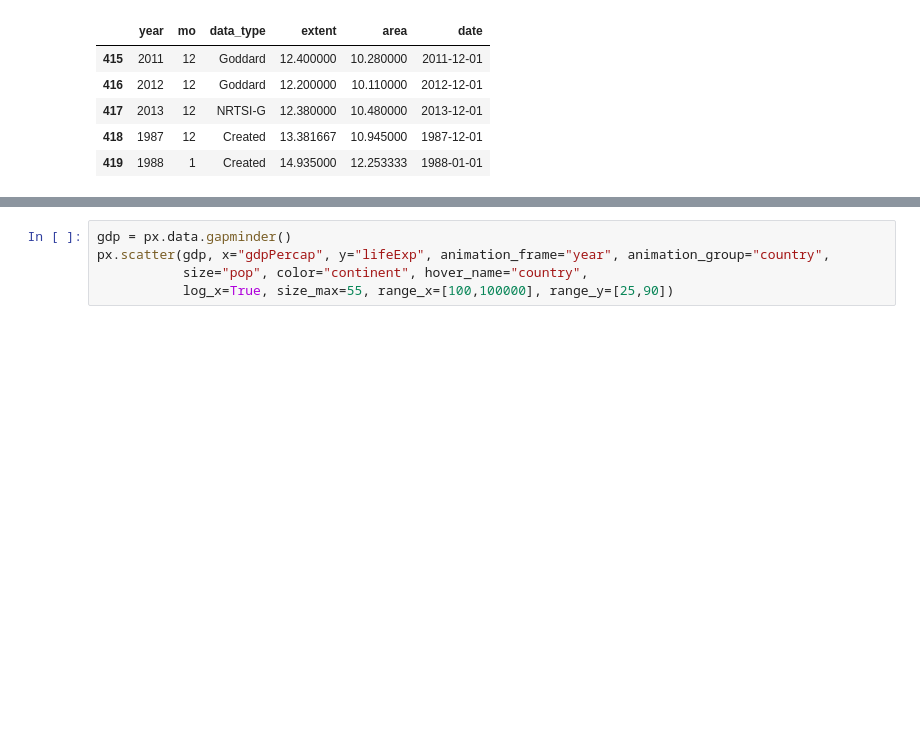
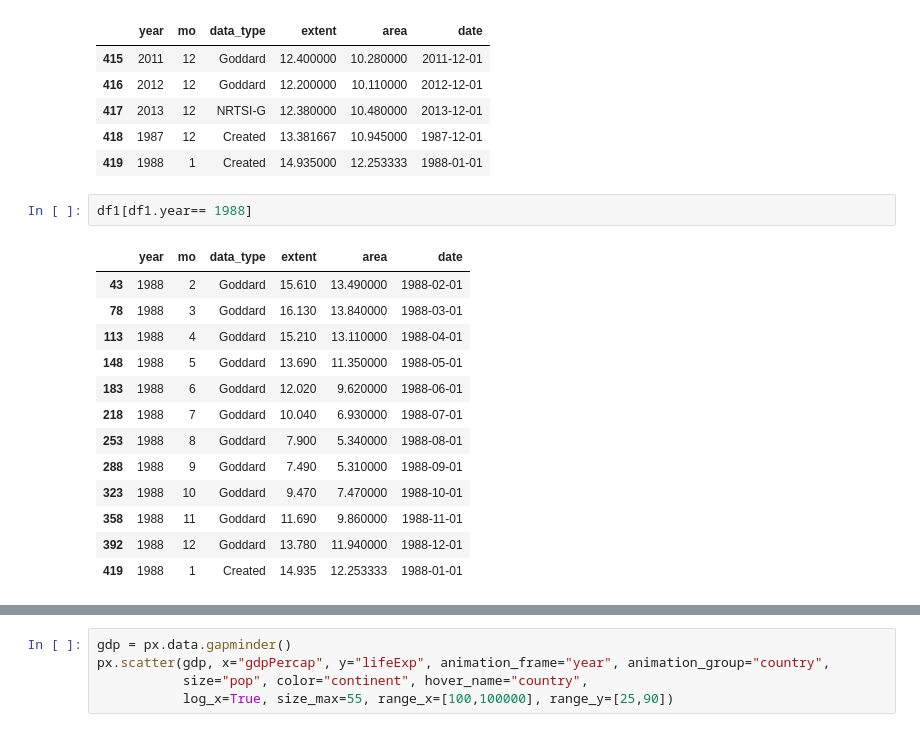
Before and after one commit to PedroCanoM/Idal_ia3, a Jupyter notebook: Sea_Ice_Extent.ipynb, the cells around one changed output, grey strips where cells are left out. Saved outputs shown, nothing was run; the diff lists cells and outputs as text; blank space fills up the shorter version.

```diff
--- a/Sea_Ice_Extent.ipynb
+++ b/Sea_Ice_Extent.ipynb
@@ -219,3 +219,19 @@ df1.tail()
 | 417 | 2013 | 12 | NRTSI-G | 12.380000 | 10.480000 | 2013-12-01 |
 | 418 | 1987 | 12 | Created | 13.381667 | 10.945000 | 1987-12-01 |
 | 419 | 1988 | 1 | Created | 14.935000 | 12.253333 | 1988-01-01 |
+# %%
+df1[df1.year== 1988]
+# %% [output]
+|  | year | mo | data_type | extent | area | date |
+| 43 | 1988 | 2 | Goddard | 15.610 | 13.490000 | 1988-02-01 |
+| 78 | 1988 | 3 | Goddard | 16.130 | 13.840000 | 1988-03-01 |
+| 113 | 1988 | 4 | Goddard | 15.210 | 13.110000 | 1988-04-01 |
+| 148 | 1988 | 5 | Goddard | 13.690 | 11.350000 | 1988-05-01 |
+| 183 | 1988 | 6 | Goddard | 12.020 | 9.620000 | 1988-06-01 |
+| 218 | 1988 | 7 | Goddard | 10.040 | 6.930000 | 1988-07-01 |
+| 253 | 1988 | 8 | Goddard | 7.900 | 5.340000 | 1988-08-01 |
+| 288 | 1988 | 9 | Goddard | 7.490 | 5.310000 | 1988-09-01 |
+| 323 | 1988 | 10 | Goddard | 9.470 | 7.470000 | 1988-10-01 |
+| 358 | 1988 | 11 | Goddard | 11.690 | 9.860000 | 1988-11-01 |
+| 392 | 1988 | 12 | Goddard | 13.780 | 11.940000 | 1988-12-01 |
+| 419 | 1988 | 1 | Created | 14.935 | 12.253333 | 1988-01-01 |
```
Also changed, not shown: parts of 2 cells of this notebook.
